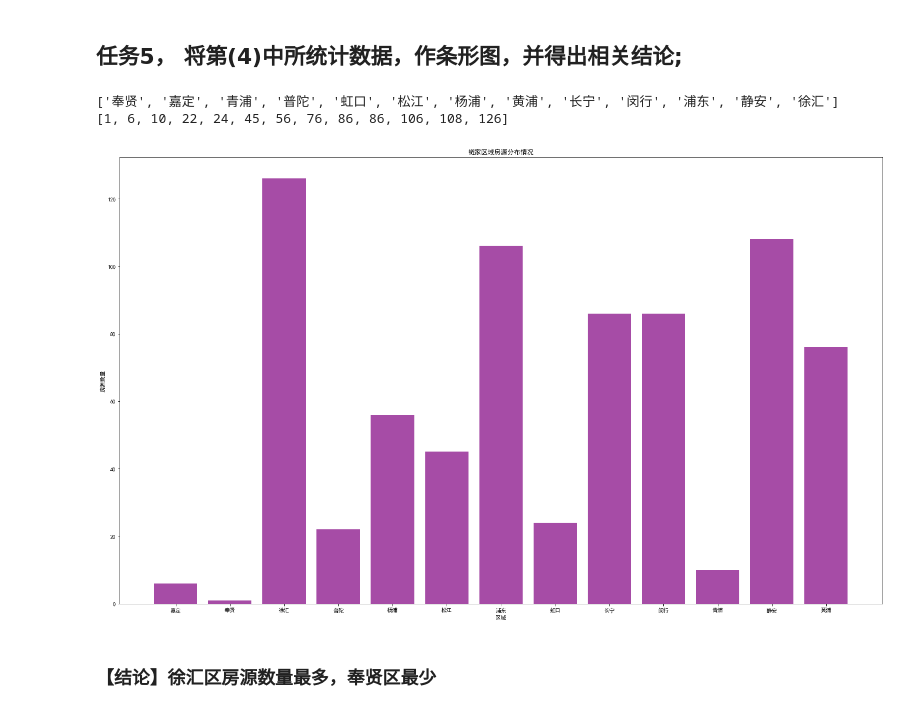
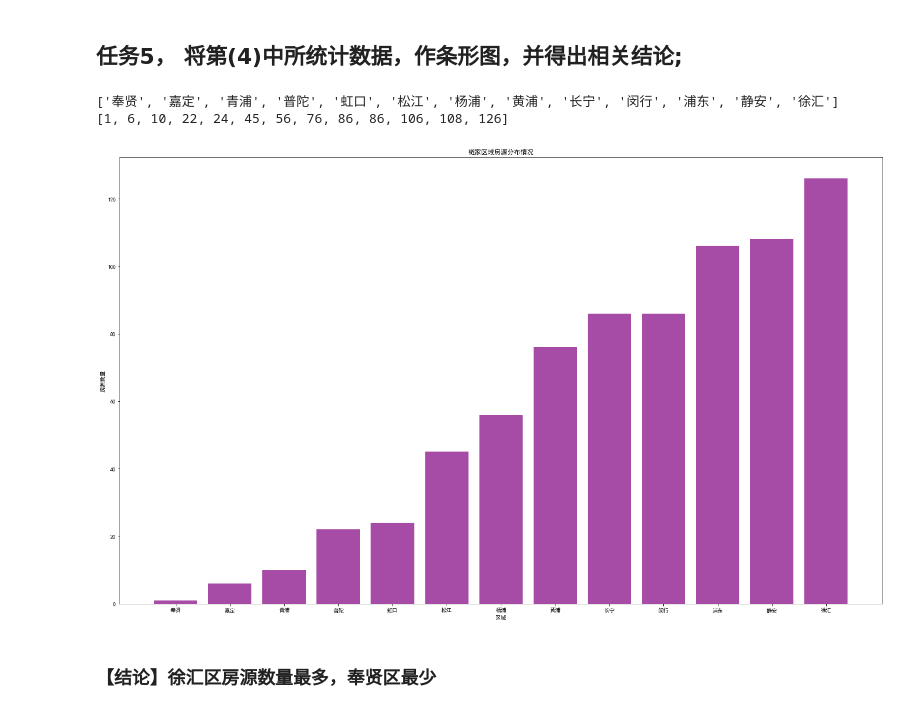
Before and after one commit to leledada/jupyter, a Jupyter notebook: datavisualization/ex2.ipynb, the cells around one changed output. Cells and saved outputs as stored; diff of their text form; code cells hidden in the pictures.

```diff
--- a/datavisualization/ex2.ipynb
+++ b/datavisualization/ex2.ipynb
@@ -178,36 +193,43 @@ lianjia_district
 # %% [markdown]
 ## 任务5，  将第(4)中所统计数据，作条形图，并得出相关结论;
 # %%
+# matplotlib bar柱形图x轴不按顺序排列的问题   https://www.jianshu.com/p/64c34e21a5e1
+
+# NameError: name 'arange' is not defined
+from pylab import *
+
 # 提取lianjia_district_DataFrame的索引，用作横坐标值
 lianjia_district_index = lianjia_district.index.tolist()
 print(lianjia_district_index)
 
 # 提取lianjia_squre_DataFrame的【房源数量】的值，即lianjia_district,用作纵坐标值
 lianjia_district_count = lianjia_district["房源数量"].values.tolist()
 print(lianjia_district_count)
 
 # 调用plt，作条形图
 # plt.bar（横坐标数值，纵坐标数值，条形分布类型，颜色，条形透明度）
-plt.bar(lianjia_district_index,lianjia_district_count,align="center",color="purple",alpha=0.7)
+# plt.bar(lianjia_district_index,lianjia_district_count,align="center",color="purple",alpha=0.7)
+plt.xticks(arange(len(lianjia_district_index)), lianjia_district_index)
+plt.bar(arange(len(lianjia_district_index)),lianjia_district_count,align="center",color="purple",alpha=0.7)
 
 # 设置图片标题
 plt.title("链家区域房源分布情况")
 # 设置图片横轴标签
 plt.xlabel("区域")
 # 设置图片纵轴标签
 plt.ylabel("房源数量")
 # 设置图片大小
 plt.rcParams['figure.figsize'] = (25,15)
 
 # 保存图片为
 plt.savefig("bar_2.png")
 
 # 展示图片
 plt.show()
 # %% [output]
 ['奉贤', '嘉定', '青浦', '普陀', '虹口', '松江', '杨浦', '黄浦', '长宁', '闵行', '浦东', '静安', '徐汇']
 [1, 6, 10, 22, 24, 45, 56, 76, 86, 86, 106, 108, 126]
-[figure, old version]
+[figure, new version]
 # %% [markdown]
 ### 【结论】徐汇区房源数量最多，奉贤区最少
 # %% [markdown]
```
Also changed, not shown: parts of 5 cells of this notebook.
